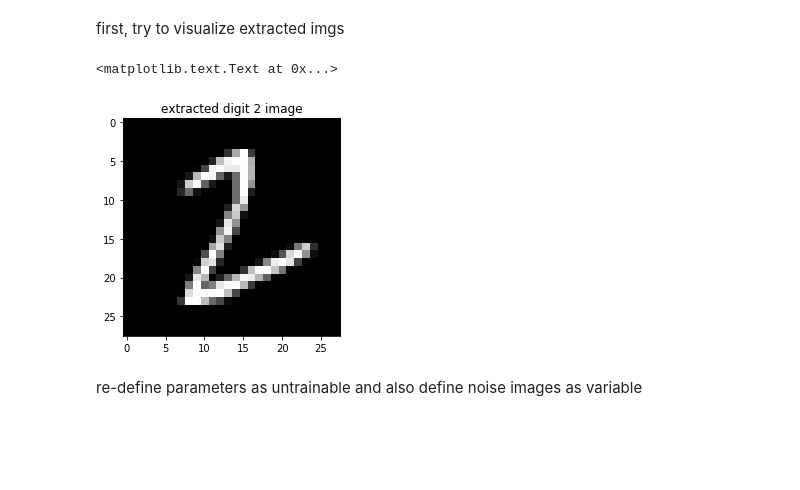
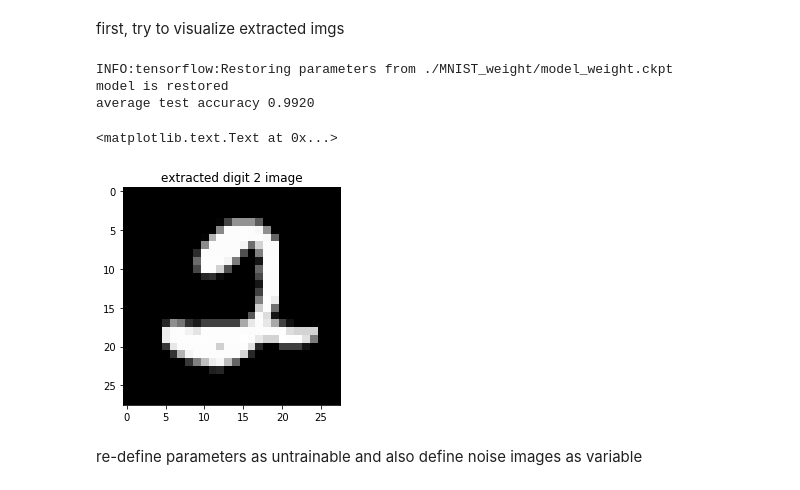
Before and after one commit to mariko-poyo/adversary-images-challenge, a Jupyter notebook: mnist_adversary.ipynb, the cells around one changed output. Drawn from its saved outputs; the diff is of its cells as text; code cells hidden in the pictures; blank space fills up the shorter version.

```diff
--- a/mnist_adversary.ipynb
+++ b/mnist_adversary.ipynb
@@ -125,3 +123,12 @@ x_image = tf.reshape(x_data, [-1, 28, 28, 1])
+# %%
+#reshapre input data
+x_image = tf.reshape(x_data, [-1, 28, 28, 1])
+
+#define variable for input image, first dimension shouold be same as batch size
+x_img_var = tf.Variable(tf.zeros([50,28,28,1]),trainable=False)
+
+#assign openration for x_image
+assign_x = tf.assign(x_img_var, x_image)
 # %% [markdown]
 declare saver to save all parameter values after training
 # %%
@@ -251,14 +257,69 @@ try to generate adversary images by adding some noise to extracted image of digi
 On writing this part, this link was really useful. [PASTE LINK LATER]
 # %% [markdown]
 first, try to visualize extracted imgs
+# %%
+#extract the images of digit two
+
+#define flags etc. to extract digit 2 images
+isDigitTwo = tf.equal(tf.argmax(y_label,1), 2)
+isCorrectTwo = tf.cast(tf.cast(correct_prediction,tf.float32) * tf.cast(isDigitTwo, tf.float32),tf.bool)
+isCorrectTwo_index = tf.where(isCorrectTwo)
+
+#declare list to store extracted images and counter
+extracted_two_imgs = np.zeros((50,784))
+count = 0
+
+#calculate batch size for testing dataset
+iteration_num = math.ceil(mnist_data.test.labels.shape[0] / 50)
+accu_total = 0
+accu_mean = 0
+
+### extract the img data
+with tf.Session() as sess:
+    #initialize all variables
+    sess.run(tf.global_variables_initializer())
+
+    #restore parameter valuers
+    saver.restore(sess,"./MNIST_weight/model_weight.ckpt")
+    print('model is restored')
+
+    #make sure the model is resotred properly
+    for k in range(iteration_num):
+        batch_test = mnist_data.test.next_batch(50)
+        sess.run(assign_x,feed_dict={x_data:batch_test[0]})
+        accu_total += accuracy.eval(feed_dict={y_label: batch_test[1], keep_prob: 1.0})
+    accu_mean = accu_total / iteration_num
+    print('average test accuracy %.4f' %accu_mean )
+
+    #iterate test data set
+    for i in range(iteration_num):
+        batch_test = mnist_data.test.next_batch(50)
+        sess.run(assign_x,feed_dict={x_data:batch_test[0]})
+
+        #extract digit two
+        i = 0
+        pred_two = sess.run(isCorrectTwo_index, feed_dict={y_label: batch_test[1], keep_prob:1.0})
+        index_two = [item for sublist in pred_two.tolist() for item in sublist]
+        while( 50 > count and i < len(index_two)):
+            extracted_two_imgs[count] = batch_test[0][index_two[i]]
+            i += 1
+            count += 1
+
+    #pickle extracted imgs
+    with open('./mnist_extract_imgs.p','wb') as f:
+        pickle.dump([extracted_two_imgs],f)
+# %% [output]
+INFO:tensorflow:Restoring parameters from ./MNIST_weight/model_weight.ckpt
+model is restored
+average test accuracy 0.9920
 # %%
 #visualize one of the samples in extracted_two_imgs
-data = extracted_two_imgs[2]
+data = extracted_two_imgs[0]
 plt.imshow(np.reshape(data,(28,28)),cmap='gray')
 plt.title("extracted digit 2 image")
 # %% [output]
 <matplotlib.text.Text at 0x...>
-[figure, old version]
+[figure, new version]
 # %% [markdown]
 re-define parameters as untrainable and also define noise images as variable
 # %% [markdown]
```
Also changed, not shown: parts of 9 cells of this notebook, 5 other files.
